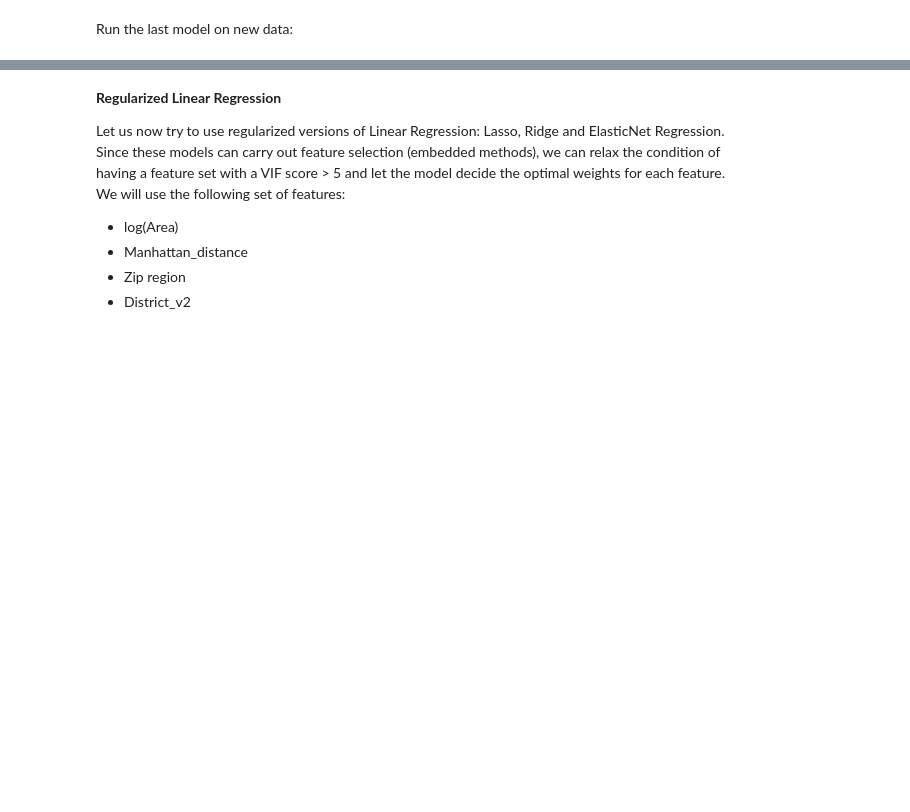
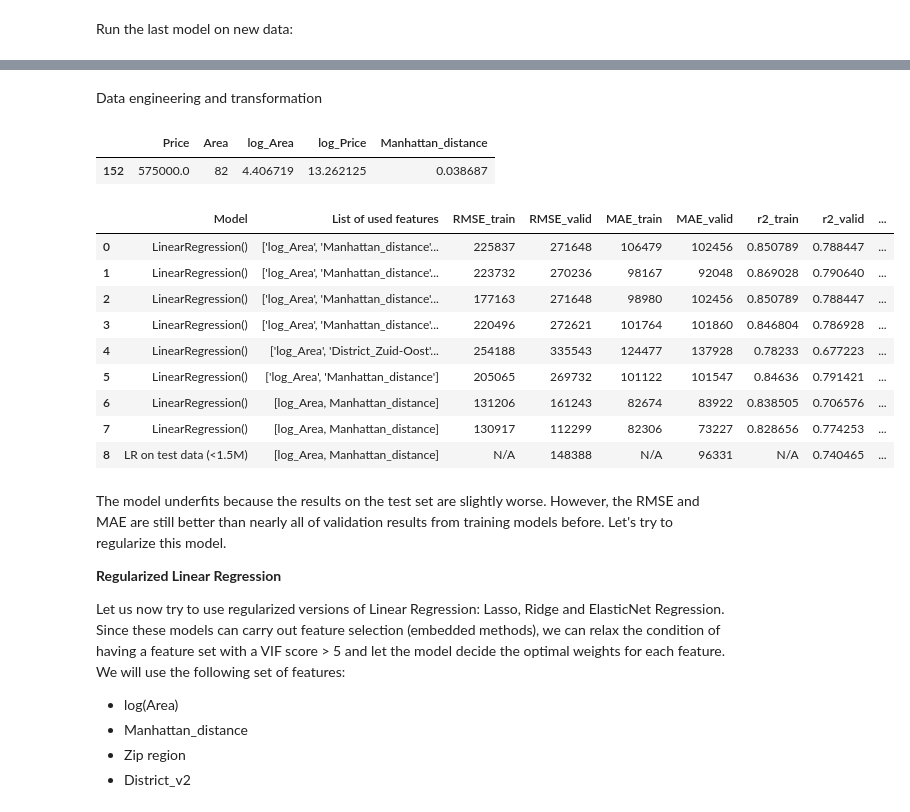
Before and after one commit to nadiia-duiunova/House_price, a Jupyter notebook: Machine_learning.ipynb, the cells around one changed output, grey strips where cells are left out. Cells and saved outputs as stored; diff of their text form; code cells hidden in the pictures; blank space fills up the shorter version.

Commit message:
Check model with cut-off of price to 1.5M on test data

```diff
--- a/Machine_learning.ipynb
+++ b/Machine_learning.ipynb
@@ -88,5 +86,5 @@ Even though the r2 and percentage of explained variance are now worse, both **er
 # %%
-data7 = data.copy()
-data7.drop(data[data['Price']> 2000000].index, inplace=True)
-data7.shape
+data8 = data7.copy()
+data8.drop(data7[data7['Price']> 1500000].index, inplace=True)
+data8.shape
 # %% [output]
@@ -116,4 +128,61 @@ There is no signifficant difference between cut off of 1.5M and 2M, so we'll kee
+# %% [markdown]
+Data engineering and transformation
+# %%
+data_test['log_Area'] = np.log(data_test['Area'])
+data_test['log_Price'] = np.log(data_test['Price'])
+
+center_lat = 52.36277216974363
+center_lon = 4.889643667868924
+
+data_test = data_test.assign(
+    **{
+        "Manhattan_distance": lambda df: np.abs(center_lat - df["Lat"]) + np.abs(center_lon - df["Lon"])
+    }
+)
+
+data_test = data_test.drop(columns = ['Address', 'Zip', 'Room', 'Lon', 'Lat'])
+data_test.sample()
+# %% [output]
+|  | Price | Area | log_Area | log_Price | Manhattan_distance |
+| 152 | 575000.0 | 82 | 4.406719 | 13.262125 | 0.038687 |
+# %%
+X_test = data_test.drop(columns = ['Price', 'log_Price', 'Area'])
+y_test = data_test['log_Price']
+
+# as we're going to use the same model we did for cut-off of 1.5M, lets now fit it a make predictions on test data and then evaluate it.
+model8.fit(X8, y8)
+
+y_test_pred = model8.predict(X_test)
+
+# back transformation of results
+y_test_true = np.exp(y_test)
+y_test_pred = np.exp(y_test_pred)
+# %%
+# evaluate results
+RMSE = int(mean_squared_error(y_test_true, y_test_pred, squared=False))
+MAE = int(mean_absolute_error(y_test_true, y_test_pred))
+r2 = r2_score(y_test_true, y_test_pred)
+corr = stats.spearmanr(y_test_true, y_test_pred)[0]
+explained_variance_train = explained_variance_score(y_test_true, y_test_pred)
+
+# add the above metrics to the results table
+new_row = ['LR on test data (<1.5M)', ['log_Area', 'Manhattan_distance'], 'N/A', RMSE, 'N/A', MAE, 'N/A', r2, 'N/A', corr, 'N/A', explained_variance_train, 'N/A']
+results.loc[len(results)] = new_row
+results
+# %% [output]
+|  | Model | List of used features | RMSE_train | RMSE_valid | MAE_train | MAE_valid | r2_train | r2_valid | ... |
+| 0 | LinearRegression() | ['log_Area', 'Manhattan_distance'... | 225837 | 271648 | 106479 | 102456 | 0.850789 | 0.788447 | ... |
+| 1 | LinearRegression() | ['log_Area', 'Manhattan_distance'... | 223732 | 270236 | 98167 | 92048 | 0.869028 | 0.790640 | ... |
+| 2 | LinearRegression() | ['log_Area', 'Manhattan_distance'... | 177163 | 271648 | 98980 | 102456 | 0.850789 | 0.788447 | ... |
+| 3 | LinearRegression() | ['log_Area', 'Manhattan_distance'... | 220496 | 272621 | 101764 | 101860 | 0.846804 | 0.786928 | ... |
+| 4 | LinearRegression() | ['log_Area', 'District_Zuid-Oost'... | 254188 | 335543 | 124477 | 137928 | 0.78233 | 0.677223 | ... |
+| 5 | LinearRegression() | ['log_Area', 'Manhattan_distance'] | 205065 | 269732 | 101122 | 101547 | 0.84636 | 0.791421 | ... |
+| 6 | LinearRegression() | [log_Area, Manhattan_distance] | 131206 | 161243 | 82674 | 83922 | 0.838505 | 0.706576 | ... |
+| 7 | LinearRegression() | [log_Area, Manhattan_distance] | 130917 | 112299 | 82306 | 73227 | 0.828656 | 0.774253 | ... |
+| 8 | LR on test data (<1.5M) | [log_Area, Manhattan_distance] | N/A | 148388 | N/A | 96331 | N/A | 0.740465 | ... |
 # %% [markdown]
+The model underfits because the results on the test set are slightly worse. However, the RMSE and MAE are still better than nearly all of validation results from training models before. Let's try to regularize this model.
+
 **Regularized Linear Regression**
 
 Let us now try to use regularized versions of Linear Regression: Lasso, Ridge and ElasticNet Regression. Since these models can carry out feature selection (embedded methods), we can relax the condition of having a feature set with a VIF score > 5 and let the model decide the optimal weights for each feature. We will use the following set of features:
```
Also changed, not shown: parts of 18 cells of this notebook.
